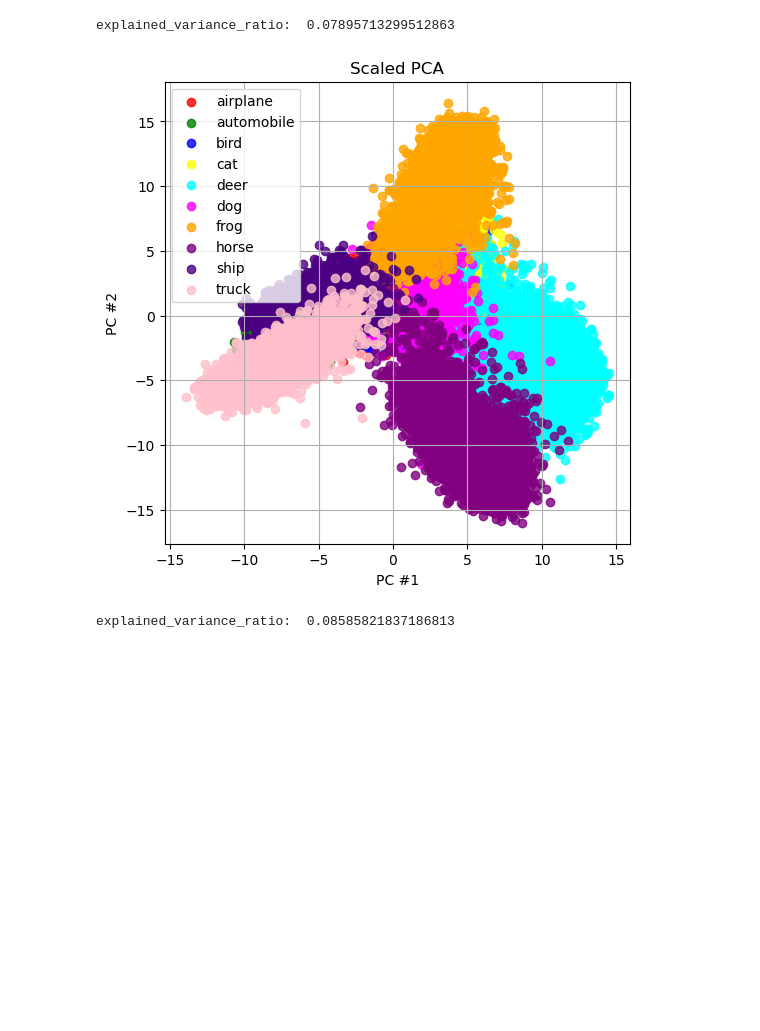
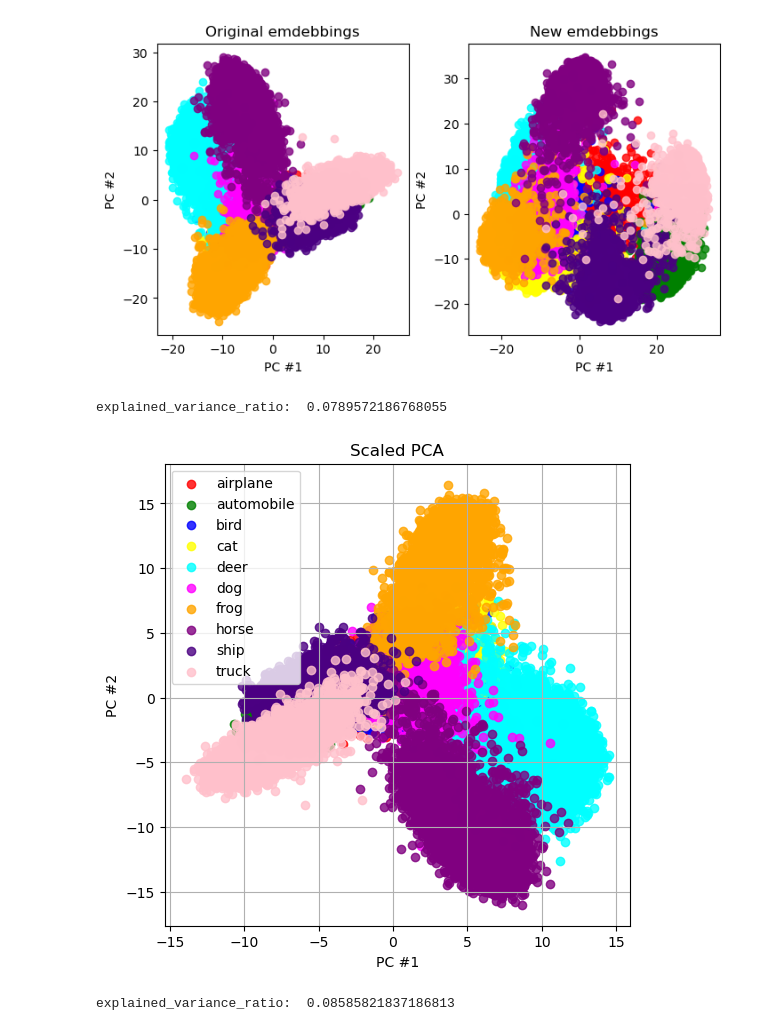
Before and after one commit to Fyaushev/alssl, a Jupyter notebook: notebooks/cifar10.ipynb, the cells around one changed output. Cells and saved outputs as stored; diff of their text form; code cells hidden in the pictures; blank space fills up the shorter version.

Commit message:
cifar10 visualization notebook update

```diff
--- a/notebooks/cifar10.ipynb
+++ b/notebooks/cifar10.ipynb
@@ -49,9 +69,49 @@ CLASSES = [
 # %%
 ROOT = Path("/shared/projects/active_learning/embeddings/cifar10/dinov2/train/")
 
+all_new_emdebbings = load(ROOT / "all_1k_embeddings.npy")
 all_embeddings = load(ROOT / "all_embeddings.npy")
 all_labels = load(ROOT / "all_labels.npy")
+
 colors = [COLORS[i] for i in all_labels]
+# %%
+pca = make_pipeline(PCA(n_components=2))
+pca.fit(all_embeddings)
+pca_embedded_2d = pca.transform(all_embeddings)
+
+pca = make_pipeline(PCA(n_components=2))
+pca.fit(all_new_emdebbings)
+pca_new_embedded_2d = pca.transform(all_new_emdebbings)
+# %%
+import matplotlib.pyplot as plt
+import numpy as np
+
+
+fig, (axes1, axes2) = plt.subplots(1, 2, figsize=(7, 4), layout="constrained")
+
+for i in range(10):
+    x, y = np.moveaxis(pca_embedded_2d[5000 * i : 5000 * (i + 1)], -1, 0)
+    axes1.scatter(x, y, color=COLORS[i], alpha=0.8, label=CLASSES[i])
+
+
+for i in range(10):
+    x, y = np.moveaxis(pca_new_embedded_2d[5000 * i : 5000 * (i + 1)], -1, 0)
+    axes2.scatter(x, y, color=COLORS[i], alpha=0.8, label=CLASSES[i])
+
+axes1.set_title("Original emdebbings")
+axes2.set_title("New emdebbings")
+
+axes1.set_xlabel("PC #1")
+axes1.set_ylabel("PC #2")
+
+axes2.set_xlabel("PC #1")
+axes2.set_ylabel("PC #2")
+
+# plt.legend(loc="upper left")
+# plt.grid()
+plt.show()
+# %% [output]
+[figure, added]
 # %%
 pca = make_pipeline(StandardScaler(), PCA(n_components=2))
 pca.fit(all_embeddings)
@@ -65,14 +125,14 @@ for i in range(10):
     x, y = np.moveaxis(pca_embedded_2d[5000 * i : 5000 * (i + 1)], -1, 0)
     plt.scatter(x, y, color=COLORS[i], alpha=0.8, label=CLASSES[i])
 
-plt.title('Scaled PCA')
+plt.title("Scaled PCA")
 plt.xlabel("PC #1")
 plt.ylabel("PC #2")
 plt.legend(loc="upper left")
 plt.grid()
 plt.show()
 # %% [output]
-explained_variance_ratio:  0.07895713299512863
+explained_variance_ratio:  0.0789572186768055
 [figure]
 # %%
 pca = PCA(n_components=2)
```
Also changed, not shown: parts of 6 cells of this notebook.
